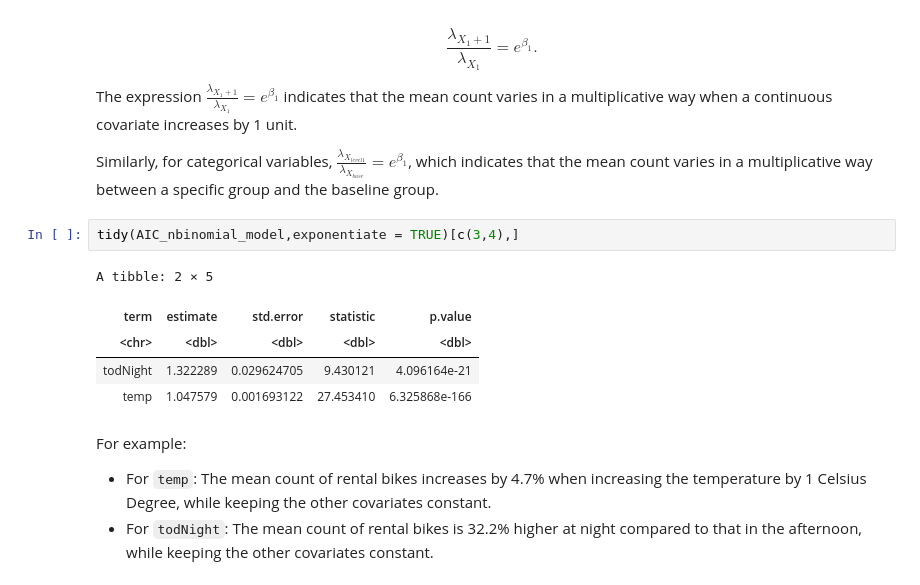
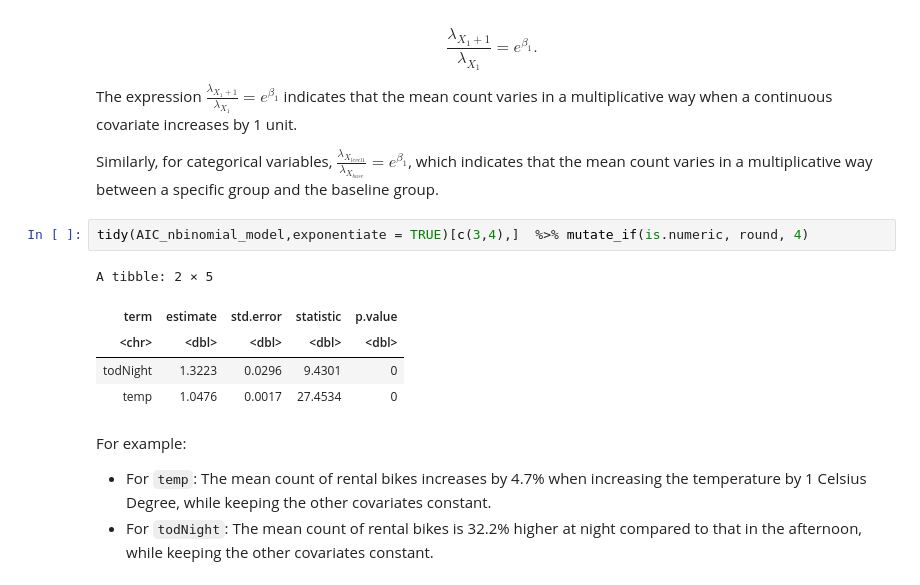
Before and after one commit to xiaohu1122/538A_project, a Jupyter notebook: 538A_Final_Project.ipynb, the cells around one changed output. Cells and saved outputs as stored; diff of their text form.

```diff
--- a/538A_Final_Project.ipynb
+++ b/538A_Final_Project.ipynb
@@ -565,13 +565,13 @@ The expression $\frac{\lambda_{X_1+1}}{\lambda_{X_1}} = e^{\beta_1}$ indicates t
 
 Similarly, for categorical variables, $\frac{\lambda_{X_{level1}}}{\lambda_{X_{base}}} = e^{\beta_1}$, which indicates that the mean count varies in a multiplicative way between a specific group and the baseline group.
 # %%
-tidy(AIC_nbinomial_model,exponentiate = TRUE)[c(3,4),]
+tidy(AIC_nbinomial_model,exponentiate = TRUE)[c(3,4),]  %>% mutate_if(is.numeric, round, 4)
 # %% [output]
 A tibble: 2 × 5
 | term | estimate | std.error | statistic | p.value |
 | <chr> | <dbl> | <dbl> | <dbl> | <dbl> |
-| todNight | 1.322289 | 0.029624705 | 9.430121 | 4.096164e-21 |
-| temp | 1.047579 | 0.001693122 | 27.453410 | 6.325868e-166 |
+| todNight | 1.3223 | 0.0296 | 9.4301 | 0 |
+| temp | 1.0476 | 0.0017 | 27.4534 | 0 |
 # %% [markdown]
 For example:
 * For `temp`: The mean count of rental bikes increases by  4.7%  when increasing the temperature by 1 Celsius Degree, while keeping the other covariates constant.
```
Also changed, not shown: parts of 8 cells of this notebook.
